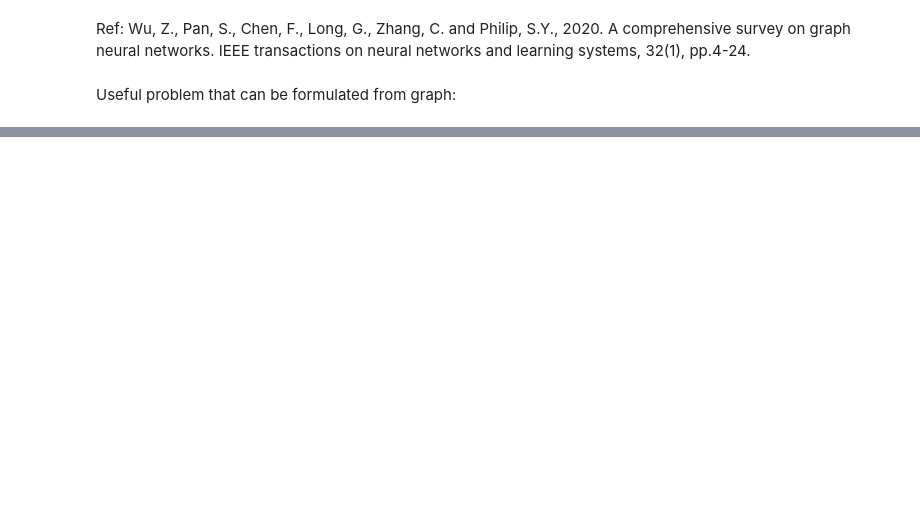
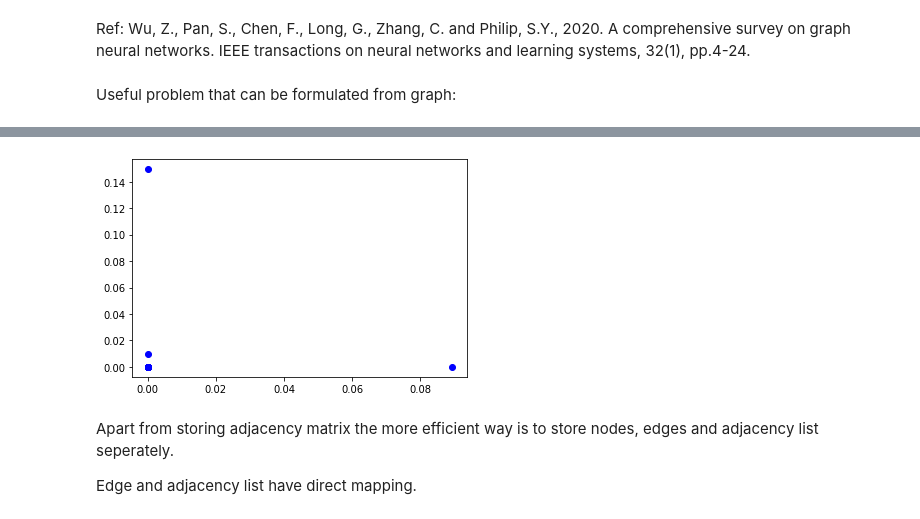
Before and after one commit to pragneshrana/LearnDataScience, a Jupyter notebook: GNN.ipynb, the cells around one changed output, grey strips where cells are left out. Drawn from its saved outputs; the diff is of its cells as text; code cells hidden in the pictures; blank space fills up the shorter version.

```diff
--- a/GNN.ipynb
+++ b/GNN.ipynb
@@ -126,0 +226,24 @@ Useful problem that can be formulated from graph:
+# %%
+def relu(x):
+    return np.maximum(0, x)
+
+def gcn_layer(A_hat, D_hat, X, W):
+    return relu(D_hat**-1 * A_hat * X * W)
+
+H_1 = gcn_layer(A_hat, D_hat, I, W_1)
+H_2 = gcn_layer(A_hat, D_hat, H_1, W_2)
+output = H_2
+# %%
+feature_representations = {
+    node: np.array(output)[node]
+    for node in zkc.nodes()}
+# %%
+for i in range(len(feature_representations)):
+  plt.scatter(feature_representations[i][0],feature_representations[i][1],color='b')
+plt.show()
+# %% [output]
+[figure, added]
+# %% [markdown]
+Apart from storing adjacency matrix the more efficient way is to store nodes, edges and adjacency list seperately.
+
+Edge and adjacency list have direct mapping.
```
Also changed, not shown: parts of 20 cells of this notebook.
